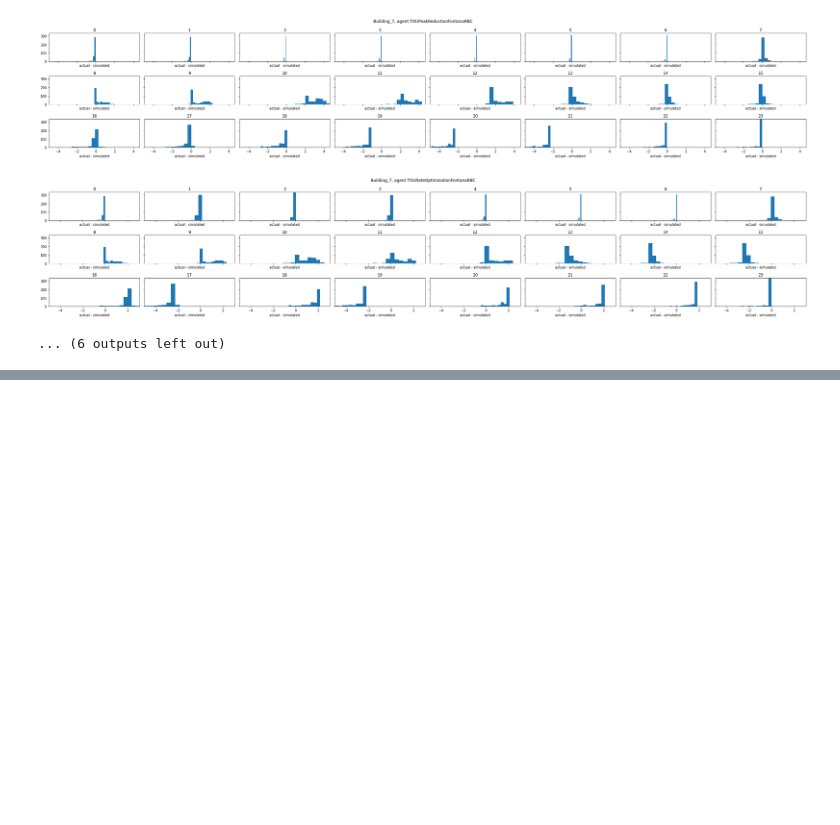
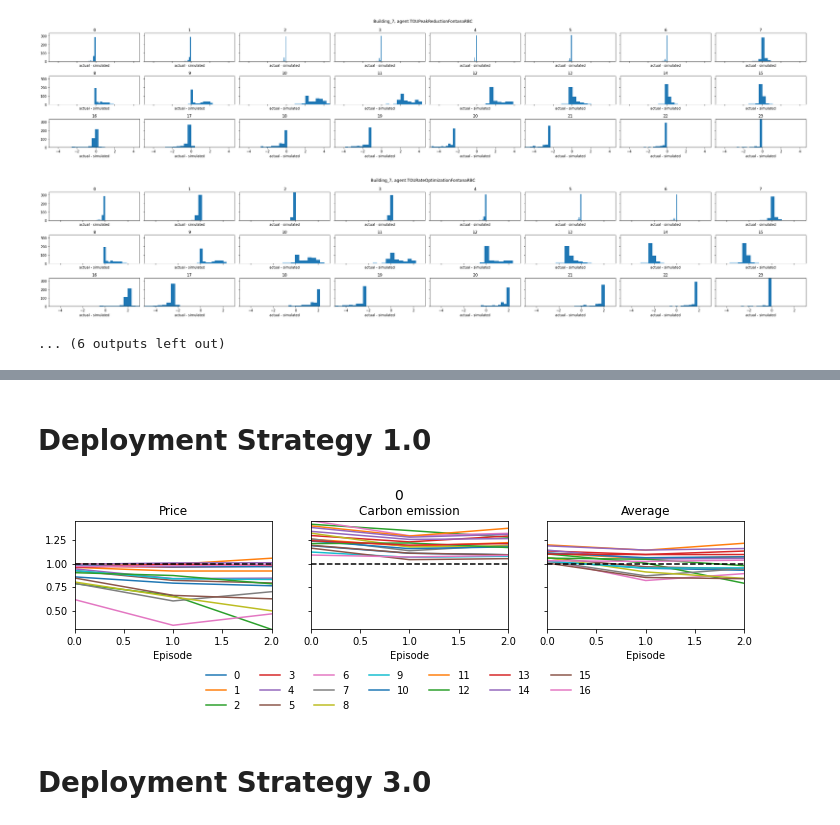
Before and after one commit to intelligent-environments-lab/merlin-apen-2023, a Jupyter notebook: src/experiment_result.ipynb, the cells around one changed output, grey strips where cells are left out. Saved outputs shown, nothing was run; the diff lists cells and outputs as text; code cells hidden in the pictures; blank space fills up the shorter version.

```diff
--- a/src/experiment_result.ipynb
+++ b/src/experiment_result.ipynb
@@ -467,0 +481,17 @@ display(rbc_validation_error_summary)
+# %% [markdown]
+# Deployment Strategy 1.0
+# %%
+deployment_strategy_1_0_grid, deployment_strategy_1_0_summary, deployment_strategy_1_0_score_summary = get_summary(
+    'deployment_strategy_1_0',
+    building_level=True
+)
+
+# score trajectory
+plot_data = deployment_strategy_1_0_score_summary.copy()
+fig_groupby_columns = ['group']
+ax_groupby_columns = ['building_id']
+plot_score_trajectory(plot_data,fig_groupby_columns,ax_groupby_columns,round_number=None)
+# %% [output]
+[figure, added]
+# %% [markdown]
+# Deployment Strategy 3.0
```
Also changed, not shown: parts of 12 cells of this notebook, 1 other file.
